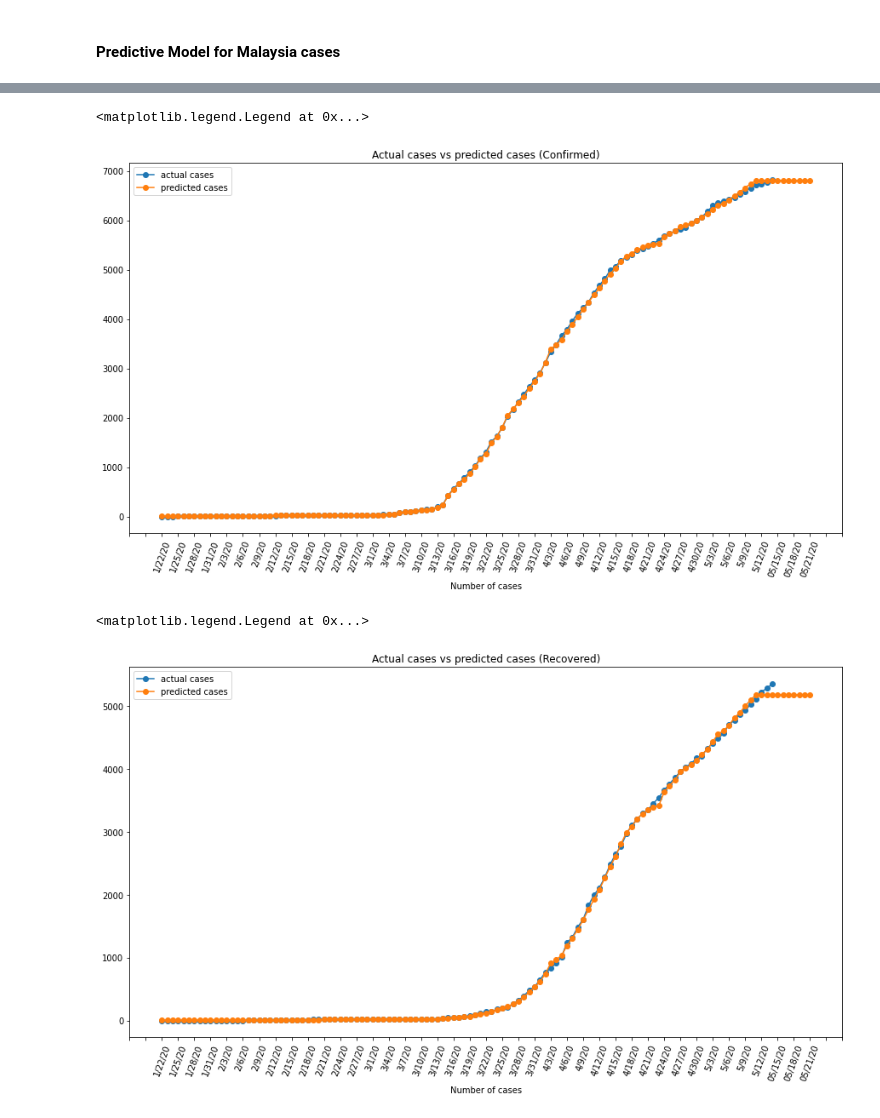
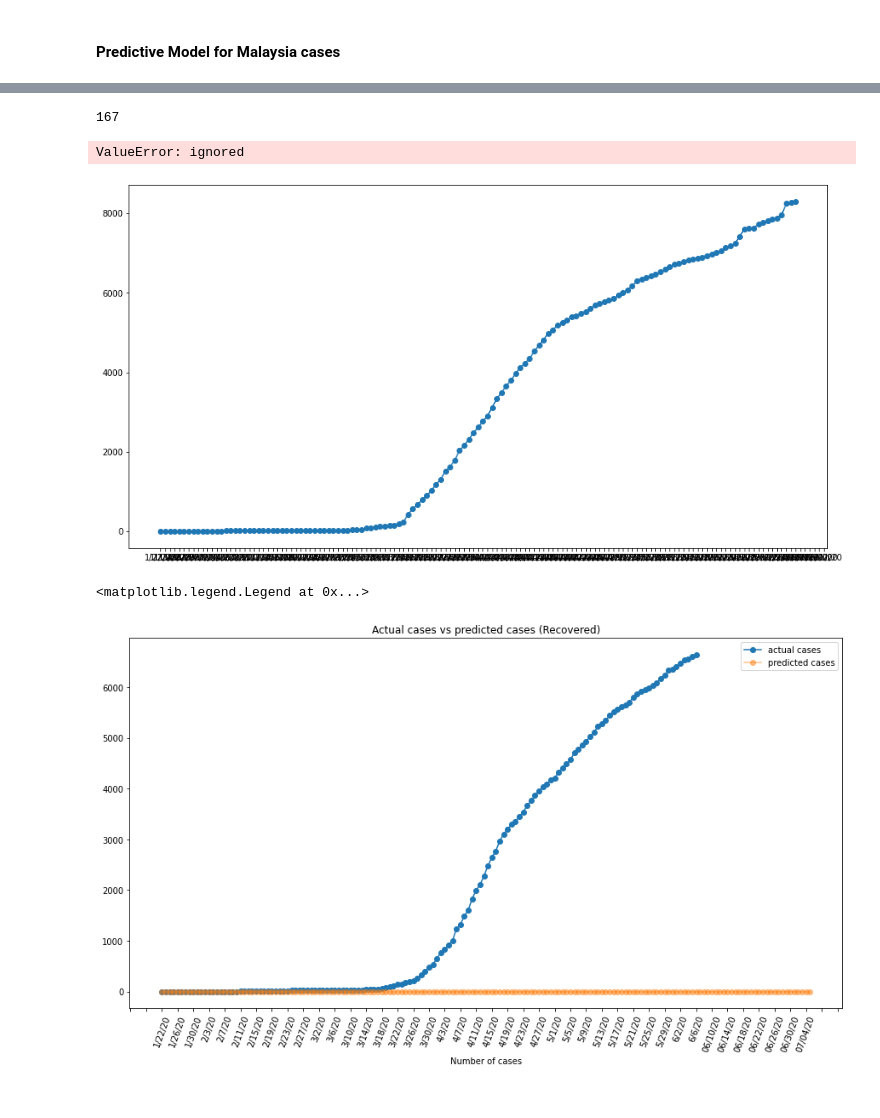
Before and after one commit to chunkhai96/covid-19-analysis, a Jupyter notebook: analysis_notebook.ipynb, the cells around one changed output, grey strips where cells are left out. Saved outputs shown, nothing was run; the diff lists cells and outputs as text; code cells hidden in the pictures.

Commit message:
Add new model structure

```diff
--- a/analysis_notebook.ipynb
+++ b/analysis_notebook.ipynb
@@ -303,2 +276,3 @@ _________________________________________________________________
 # %%
-model.compile(optimizer='adam', loss='mean_squared_error')
+model_confirmed = lstm_model()
+model_confirmed.compile(optimizer='adam', loss='mean_squared_error')
@@ -367,0 +331,26 @@ Epoch 807/3000
+# %%
+X_train_confirmed = np.array(my_confirmed).reshape(len(my_confirmed),1).astype(float)[:-1]
+y_train_confirmed = np.array(my_confirmed).reshape(len(my_confirmed),1).astype(float)[1:]
+epochs = 1000
+batch_size = 32
+model_hist = {
+    'loss': [],
+    'val_loss': []
+}
+for i in tqdm(range(epochs)):
+  history = model_confirmed.fit(x=X_train_confirmed, y=y_train_confirmed,
+                      epochs=1,
+                      batch_size=batch_size,
+                      validation_split=0.1,
+                      shuffle=True,
+                      verbose=0)
+  model_hist['loss'].append(history.history['loss'])
+  model_hist['val_loss'].append(history.history['val_loss'])
+  if((int((i+1)%(epochs/10)) == 0) or (i == (epochs-1))):
+    print(f"Epoch {i+1} -> loss: {history.history['loss']} val_loss: {history.history['val_loss']}")
+
+# Plot model traning loss
+plt.figure(figsize=(15,8))
+plt.plot(model_hist['loss'], label='train loss')
+plt.plot(model_hist['val_loss'], label='validation loss')
+plt.legend()
@@ -367,0 +370,2 @@ Epoch 807/3000
+# %%
+y_pred = model.predict(X_train_confirmed)
@@ -368,33 +375,40 @@ Epoch 807/3000
 # %%
 # Forecasting day
-forecast_days = 7
+forecast_days = 30
 
-pred_feature = features[-1:]
-pred_feature = np.concatenate((pred_feature[:,1:,:], y_pred[-1].reshape((1,1,3))),axis=1)
+# pred_feature = features[-1:]
+# pred_feature = np.concatenate((pred_feature[:,1:,:], y_pred[-1].reshape((1,1,3))),axis=1)
+pred_feature = y_pred[-1:]
 pred_date = dates
+
 
 for day in range(forecast_days):
     pred = model.predict(pred_feature)
     y_pred = np.concatenate((y_pred, pred), axis=0)
     pred_date = pred_date + [(datetime.strptime(pred_date[-1], '%x') + timedelta(days=1)).strftime("%x")]
-    pred_feature = np.concatenate((pred_feature[:,1:,:], pred.reshape((1,1,3))),axis=1)
+    # pred_feature = np.concatenate((pred_feature[:,1:,:], pred.reshape((1,1,3))),axis=1)
+    pred_feature = y_pred[-1:]
+# %%
+len(pred_date)
+# %% [output]
+167
 # %%
 plt.figure(figsize=(15,8))
 plt.plot(dates, my_confirmed, marker='o', label='actual cases')
-plt.plot(pred_date, y_pred[:,0], marker='o', label='predicted cases', alpha=0.5)
+plt.plot(pred_date[:-1], y_pred[:,0], marker='o', label='predicted cases', alpha=0.5)
 plt.title("Actual cases vs predicted cases (Confirmed)")
 plt.xlabel('Date')
 plt.xlabel('Number of cases')
 plt.gca().xaxis.set_major_locator(plt.MaxNLocator(nbins=50))
 plt.xticks(rotation=70)
 plt.legend()
 # %% [output]
-<matplotlib.legend.Legend at 0x...>
+ValueError: ignored
-[figure, old version]
+[figure, new version]
 # %%
 plt.figure(figsize=(15,8))
 plt.plot(dates, my_recovered, marker='o', label='actual cases')
-plt.plot(pred_date, y_pred[:,1], marker='o', label='predicted cases', alpha=0.5)
+plt.plot(pred_date[:-1], y_pred[:,1], marker='o', label='predicted cases', alpha=0.5)
 plt.title("Actual cases vs predicted cases (Recovered)")
 plt.xlabel('Date')
 plt.xlabel('Number of cases')
@@ -403,7 +417,7 @@ plt.xticks(rotation=70)
 plt.legend()
 # %% [output]
 <matplotlib.legend.Legend at 0x...>
-[figure, old version]
+[figure, new version]
 # %%
 plt.figure(figsize=(15,8))
 plt.plot(dates, my_death, marker='o', label='actual cases')
```
Also changed, not shown: parts of 23 cells of this notebook.
